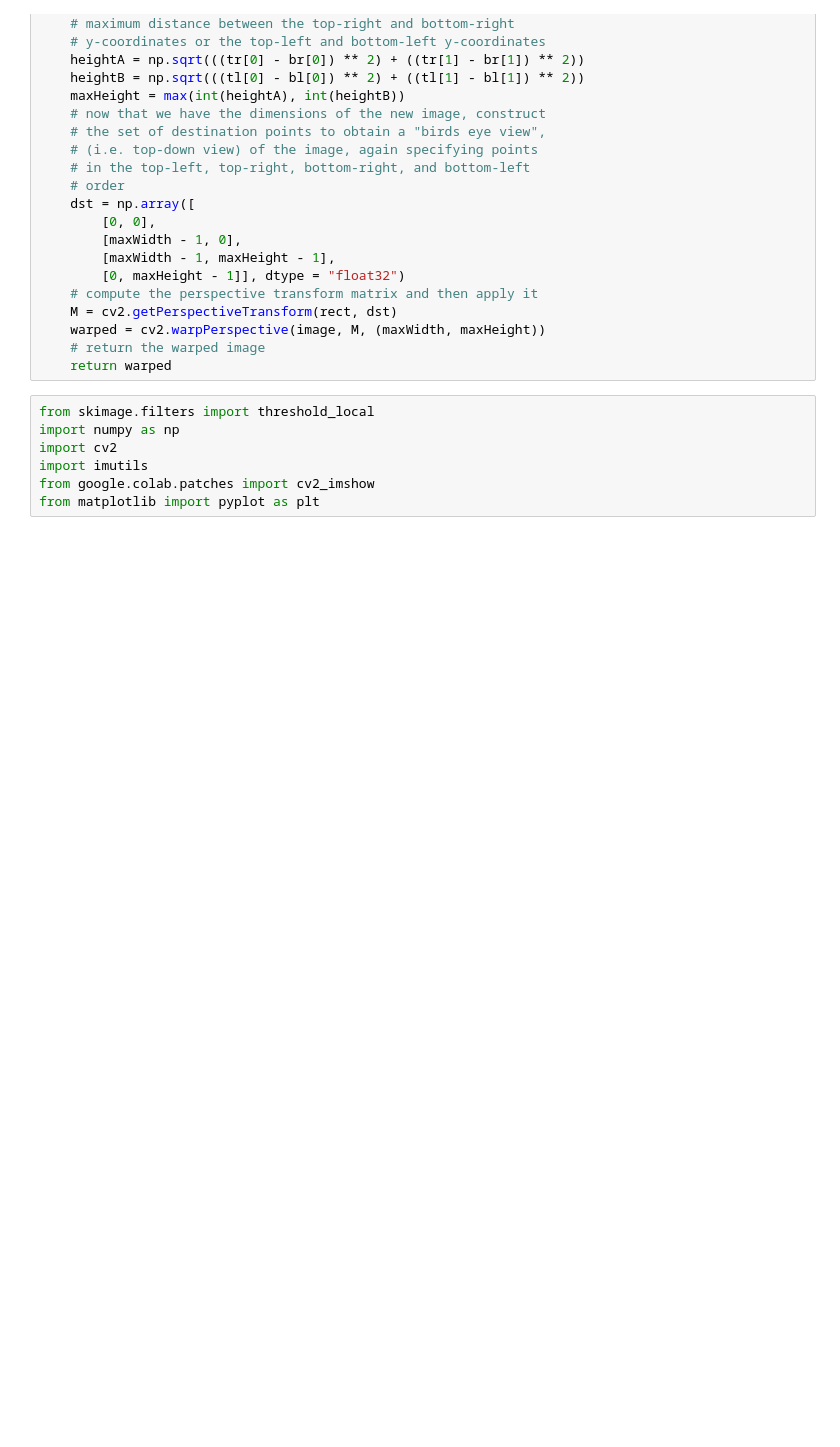
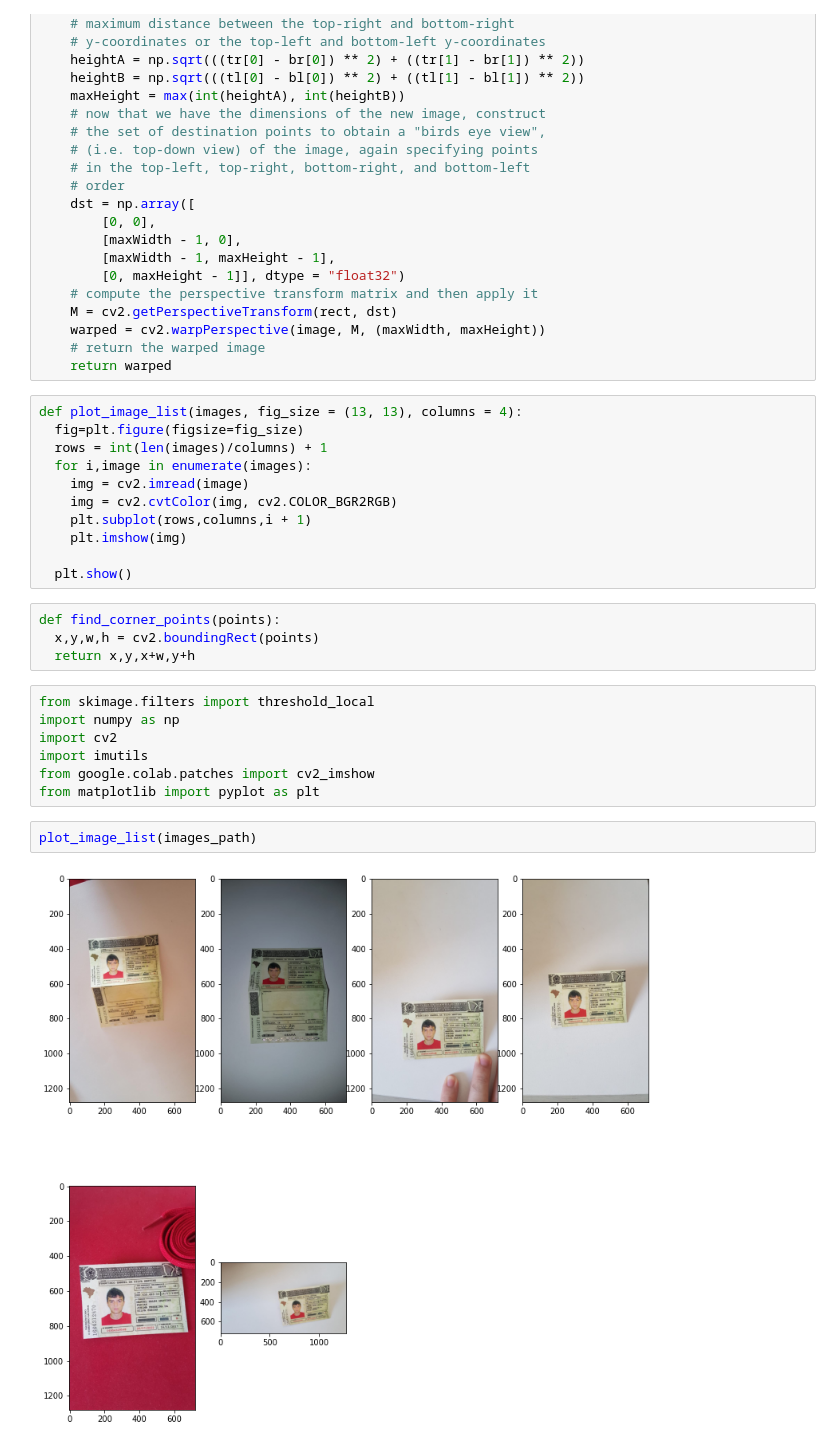
Before and after one commit to rafalm0/Project_MPCE, a Jupyter notebook: extração de arquivos/IndentifyCNH.ipynb, the cells around one changed output. Cells and saved outputs as stored; diff of their text form; blank space fills up the shorter version.

```diff
--- a/extração de arquivos/IndentifyCNH.ipynb
+++ b/extração de arquivos/IndentifyCNH.ipynb
@@ -117,6 +117,21 @@ def four_point_transform(image, pts):
 	warped = cv2.warpPerspective(image, M, (maxWidth, maxHeight))
 	# return the warped image
 	return warped
+# %%
+def plot_image_list(images, fig_size = (13, 13), columns = 4):
+  fig=plt.figure(figsize=fig_size)
+  rows = int(len(images)/columns) + 1
+  for i,image in enumerate(images):
+    img = cv2.imread(image)
+    img = cv2.cvtColor(img, cv2.COLOR_BGR2RGB)
+    plt.subplot(rows,columns,i + 1)
+    plt.imshow(img)
+
+  plt.show()
+# %%
+def find_corner_points(points):
+  x,y,w,h = cv2.boundingRect(points)
+  return x,y,x+w,y+h
 # %%
 from skimage.filters import threshold_local
 import numpy as np
@@ -124,6 +139,10 @@ import cv2
 import imutils
 from google.colab.patches import cv2_imshow
 from matplotlib import pyplot as plt
+# %%
+plot_image_list(images_path)
+# %% [output]
+[figure, added]
 # %%
 
 fig=plt.figure(figsize=(13, 13))
```
Also changed, not shown: parts of 10 cells of this notebook.
